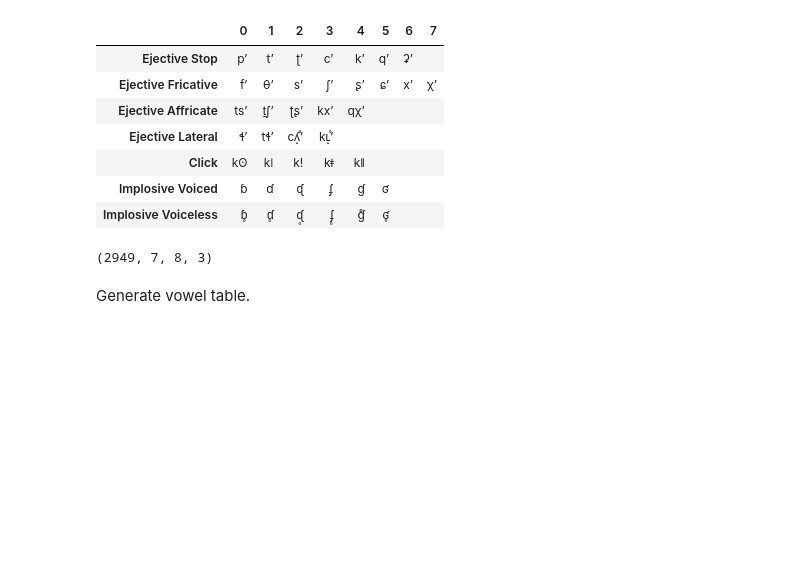
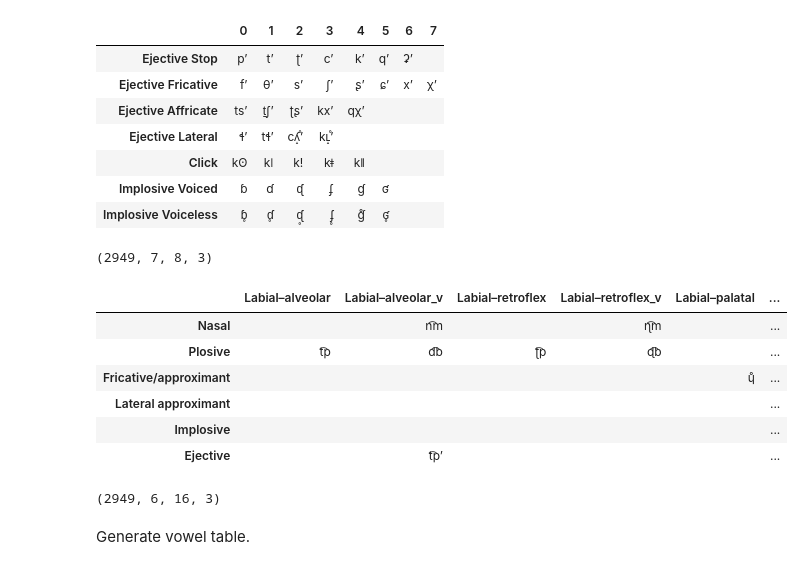
Before and after one commit to Pappa/conlanger, a Jupyter notebook: notebooks/prepare_phoible_data.ipynb, the cells around one changed output. Cells and saved outputs as stored; diff of their text form; code cells hidden in the pictures; blank space fills up the shorter version.

Commit message:
Co-articulated consonants table

```diff
--- a/notebooks/prepare_phoible_data.ipynb
+++ b/notebooks/prepare_phoible_data.ipynb
@@ -135,6 +135,33 @@ assert cons_npl_npy.shape == (num_lang, *cons_npl_tbl_df.shape, 3)
 cons_npl_npy.shape
 # %% [output]
 (2949, 7, 8, 3)
+# %%
+cons_coart_tbl_df = pd.read_csv(
+    "./data/consonants_coarticulated.csv",
+    dtype=str,
+    index_col=[0],
+    keep_default_na=False,
+    na_values=["-1"],
+)
+cons_coart_tbl_df
+# %% [output]
+|  | Labial–alveolar | Labial–alveolar_v | Labial–retroflex | Labial–retroflex_v | Labial–palatal | ... |
+| Nasal |  | n͡m |  | ɳ͡m |  | ... |
+| Plosive | t͡p | d͡b | ʈ͡p | ɖ͡b |  | ... |
+| Fricative/approximant |  |  |  |  | ɥ̊ | ... |
+| Lateral approximant |  |  |  |  |  | ... |
+| Implosive |  |  |  |  |  | ... |
+| Ejective |  | t͡pʼ |  |  |  | ... |
+# %%
+cons_coart_npy = np.stack(
+    lang_by_dialect_df.apply(
+        create_symbol_matrix(cons_coart_tbl_df), include_groups=False
+    ).to_numpy()
+)
+assert cons_coart_npy.shape == (num_lang, *cons_coart_tbl_df.shape, 3)
+cons_coart_npy.shape
+# %% [output]
+(2949, 6, 16, 3)
 # %% [markdown]
 Generate vowel table.
 # %%
```
Also changed, not shown: parts of 3 cells of this notebook, 1 other file.
